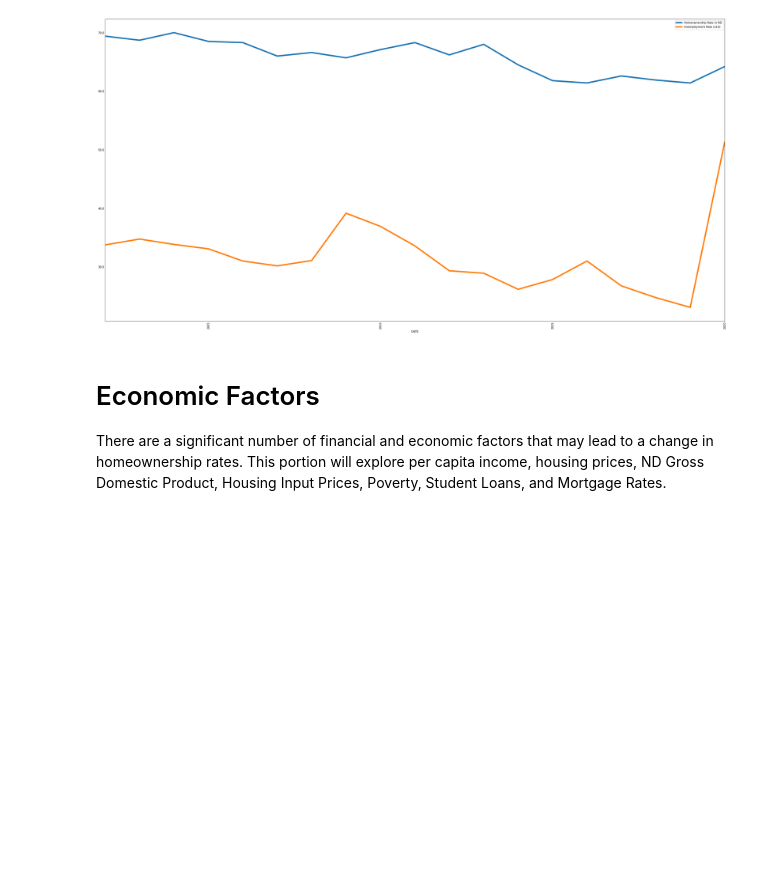
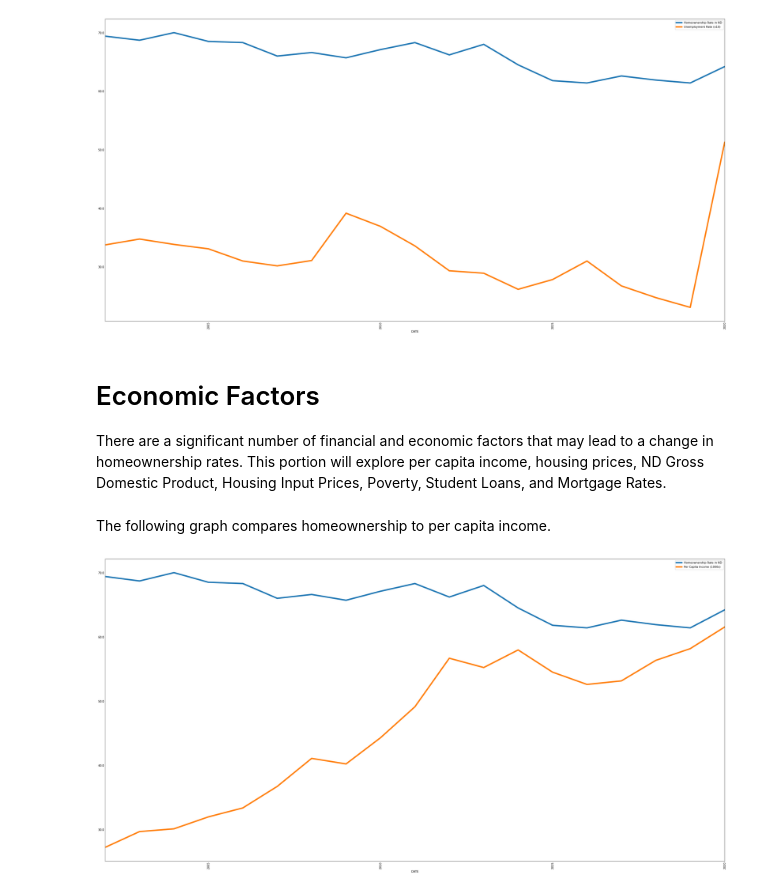
Before and after one commit to cadenwurzbacher/Computational-Economics-Submissions, a Jupyter notebook: FP/Rough Draft.ipynb, the cells around one changed output. Drawn from its saved outputs; the diff is of its cells as text; code cells hidden in the pictures; blank space fills up the shorter version.

```diff
--- a/FP/Rough Draft.ipynb
+++ b/FP/Rough Draft.ipynb
@@ -159,4 +176,13 @@ plot_lines(df = data[data1], linewidth = 5, figsize = (40, 20), pp = None)
 # Economic Factors
 
 There are a significant number of financial and economic factors that may lead to a change in homeownership rates. This portion will explore per capita income, housing prices, ND Gross Domestic Product, Housing Input Prices, Poverty, Student Loans, and Mortgage Rates.
+# %% [markdown]
+The following graph compares homeownership to per capita income.
+# %%
+data["Per Capita Income (1000s)"] = data["Per Capita Income"]/1000
+
+data1 = ["Homeownership Rate in ND", "Per Capita Income (1000s)"]
+plot_lines(df = data[data1], linewidth = 5, figsize = (40, 20), pp = None)
+# %% [output]
+[figure, added]
 # %%
```
Also changed, not shown: parts of 7 cells of this notebook.
